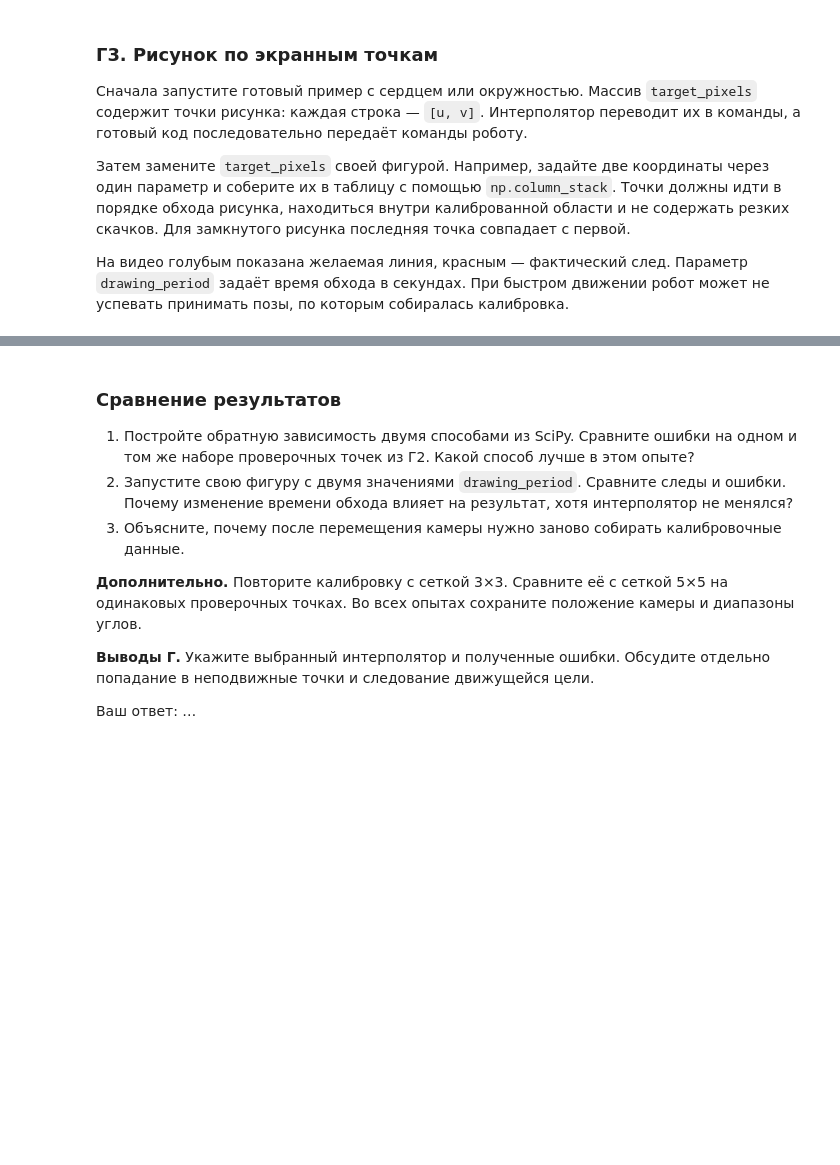
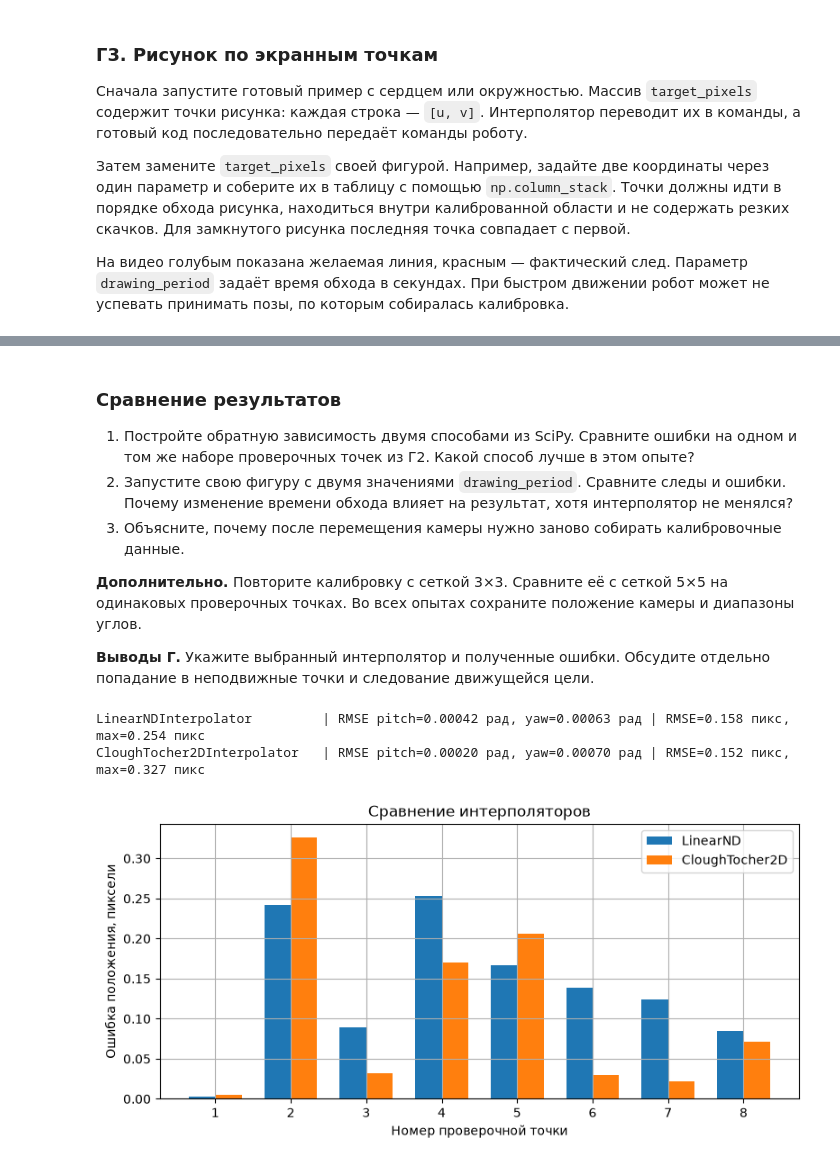
Before and after one commit to knigstein/NumericalMethods, a Jupyter notebook: lab2/Numerical_Methods_Lab_2_Analysis_ipynb.ipynb, the cells around one changed output, grey strips where cells are left out. Cells and saved outputs as stored; diff of their text form; code cells hidden in the pictures; blank space fills up the shorter version.

```diff
--- a/lab2/Numerical_Methods_Lab_2_Analysis_ipynb.ipynb
+++ b/lab2/Numerical_Methods_Lab_2_Analysis_ipynb.ipynb
@@ -4340,5 +4449,51 @@ plt.show()
 **Дополнительно.** Повторите калибровку с сеткой 3×3. Сравните её с сеткой 5×5 на одинаковых проверочных точках. Во всех опытах сохраните положение камеры и диапазоны углов.
 
 **Выводы Г.** Укажите выбранный интерполятор и полученные ошибки. Обсудите отдельно попадание в неподвижные точки и следование движущейся цели.
-
-Ваш ответ: …
+# %%
+methods = {
+    "LinearNDInterpolator": "linear",
+    "CloughTocher2DInterpolator": "clough_tocher",
+}
+comparison_results = {}
+
+for title, method_key in methods.items():
+    inv = checked_inverse(
+        calibration,
+        make_inverse(calibration["pixel"], calibration["command"], method=method_key),
+    )
+    pred_cmd = inv(validation["pixel"])
+    ach = sample_commands(experiment, pred_cmd, verbose=False)
+    ang_err = pred_cmd - validation["command"]
+    pix_err = np.linalg.norm(ach["pixel"] - validation["pixel"], axis=1)
+
+    comparison_results[title] = {
+        "angle_rmse": np.sqrt(np.mean(ang_err**2, axis=0)),
+        "pixel_rmse": float(np.sqrt(np.mean(pix_err**2))),
+        "pixel_max": float(pix_err.max()),
+        "pixel_errors": pix_err,
+    }
+    print(
+        f"{title:28s} | RMSE pitch={comparison_results[title]['angle_rmse'][0]:.5f} рад, "
+        f"yaw={comparison_results[title]['angle_rmse'][1]:.5f} рад | "
+        f"RMSE={comparison_results[title]['pixel_rmse']:.3f} пикс, "
+        f"max={comparison_results[title]['pixel_max']:.3f} пикс"
+    )
+
+fig, ax = plt.subplots(figsize=(8, 4))
+idx = np.arange(1, len(validation["pixel"]) + 1)
+width = 0.35
+ax.bar(idx - width / 2, comparison_results["LinearNDInterpolator"]["pixel_errors"], width, label="LinearND")
+ax.bar(idx + width / 2, comparison_results["CloughTocher2DInterpolator"]["pixel_errors"], width, label="CloughTocher2D")
+ax.set(
+    xlabel="Номер проверочной точки",
+    ylabel="Ошибка положения, пиксели",
+    title="Сравнение интерполяторов",
+)
+ax.set_xticks(idx)
+ax.legend()
+plt.tight_layout()
+plt.show()
+# %% [output]
+LinearNDInterpolator         | RMSE pitch=0.00042 рад, yaw=0.00063 рад | RMSE=0.158 пикс, max=0.254 пикс
+CloughTocher2DInterpolator   | RMSE pitch=0.00020 рад, yaw=0.00070 рад | RMSE=0.152 пикс, max=0.327 пикс
+[figure, added]
```
Also changed, not shown: parts of 11 cells of this notebook, 3 other files.
